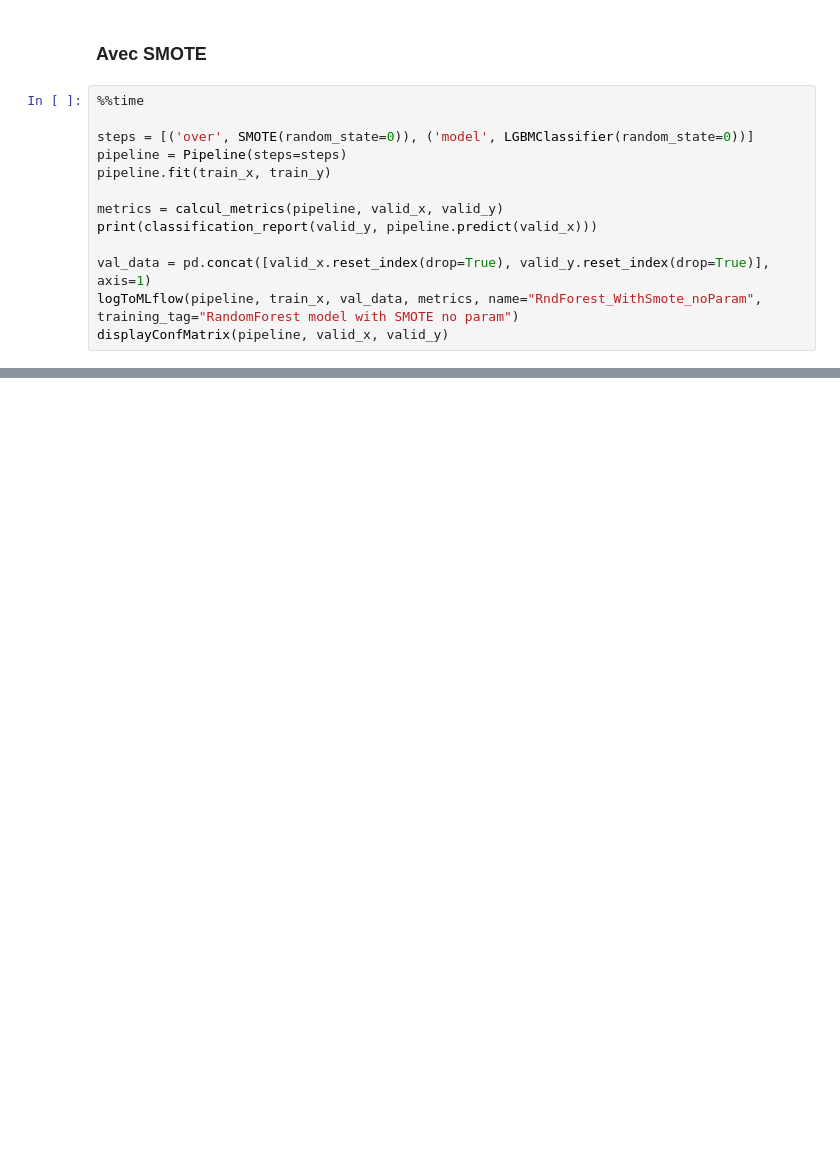
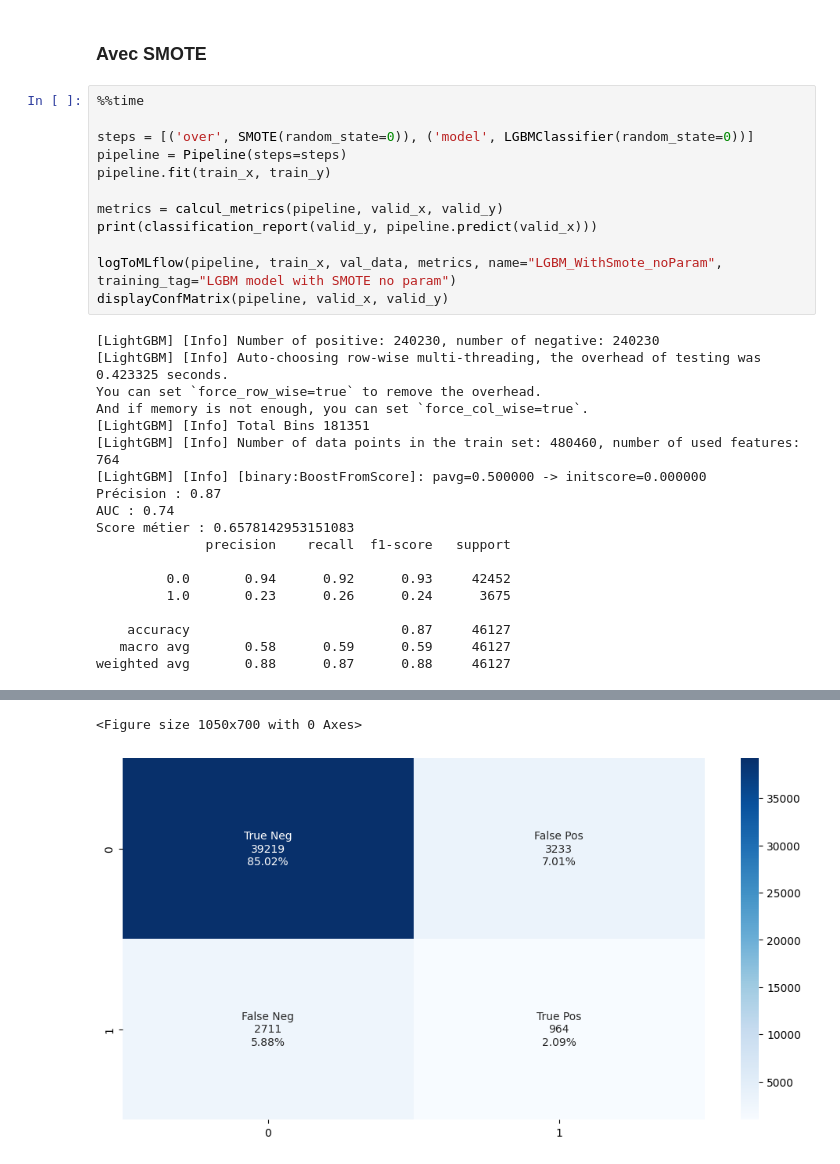
Before and after one commit to OCangrand/OC-Project7, a Jupyter notebook: Modelisation.ipynb, the cells around one changed output, grey strips where cells are left out. Cells and saved outputs as stored; diff of their text form; blank space fills up the shorter version.

```diff
--- a/Modelisation.ipynb
+++ b/Modelisation.ipynb
@@ -546,6 +569,24 @@ pipeline.fit(train_x, train_y)
 metrics = calcul_metrics(pipeline, valid_x, valid_y)
 print(classification_report(valid_y, pipeline.predict(valid_x)))
 
-val_data = pd.concat([valid_x.reset_index(drop=True), valid_y.reset_index(drop=True)], axis=1)
-logToMLflow(pipeline, train_x, val_data, metrics, name="RndForest_WithSmote_noParam", training_tag="RandomForest model with SMOTE no param")
+logToMLflow(pipeline, train_x, val_data, metrics, name="LGBM_WithSmote_noParam", training_tag="LGBM model with SMOTE no param")
 displayConfMatrix(pipeline, valid_x, valid_y)
+# %% [output]
+[LightGBM] [Info] Number of positive: 240230, number of negative: 240230
+[LightGBM] [Info] Auto-choosing row-wise multi-threading, the overhead of testing was 0.423325 seconds.
+You can set `force_row_wise=true` to remove the overhead.
+And if memory is not enough, you can set `force_col_wise=true`.
+[LightGBM] [Info] Total Bins 181351
+[LightGBM] [Info] Number of data points in the train set: 480460, number of used features: 764
+[LightGBM] [Info] [binary:BoostFromScore]: pavg=0.500000 -> initscore=0.000000
+Précision : 0.87
+AUC : 0.74
+Score métier : 0.6578142953151083
+              precision    recall  f1-score   support
+
+         0.0       0.94      0.92      0.93     42452
+         1.0       0.23      0.26      0.24      3675
+
+    accuracy                           0.87     46127
+   macro avg       0.58      0.59      0.59     46127
+weighted avg       0.88      0.87      0.88     46127
@@ -551,0 +596,2 @@ displayConfMatrix(pipeline, valid_x, valid_y)
+<Figure size 1050x700 with 0 Axes>
+[figure, added]
```
Also changed, not shown: parts of 19 cells of this notebook.
